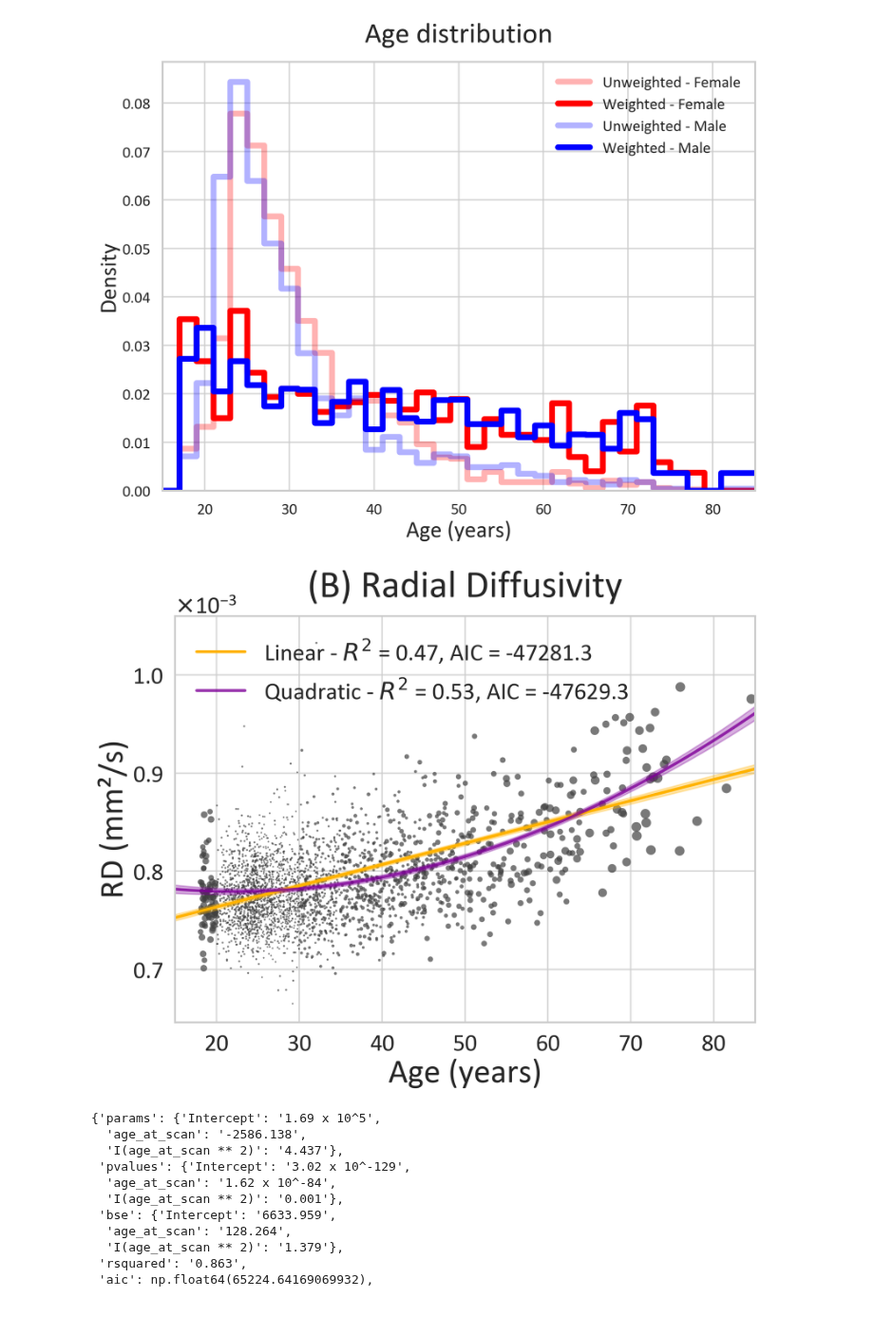
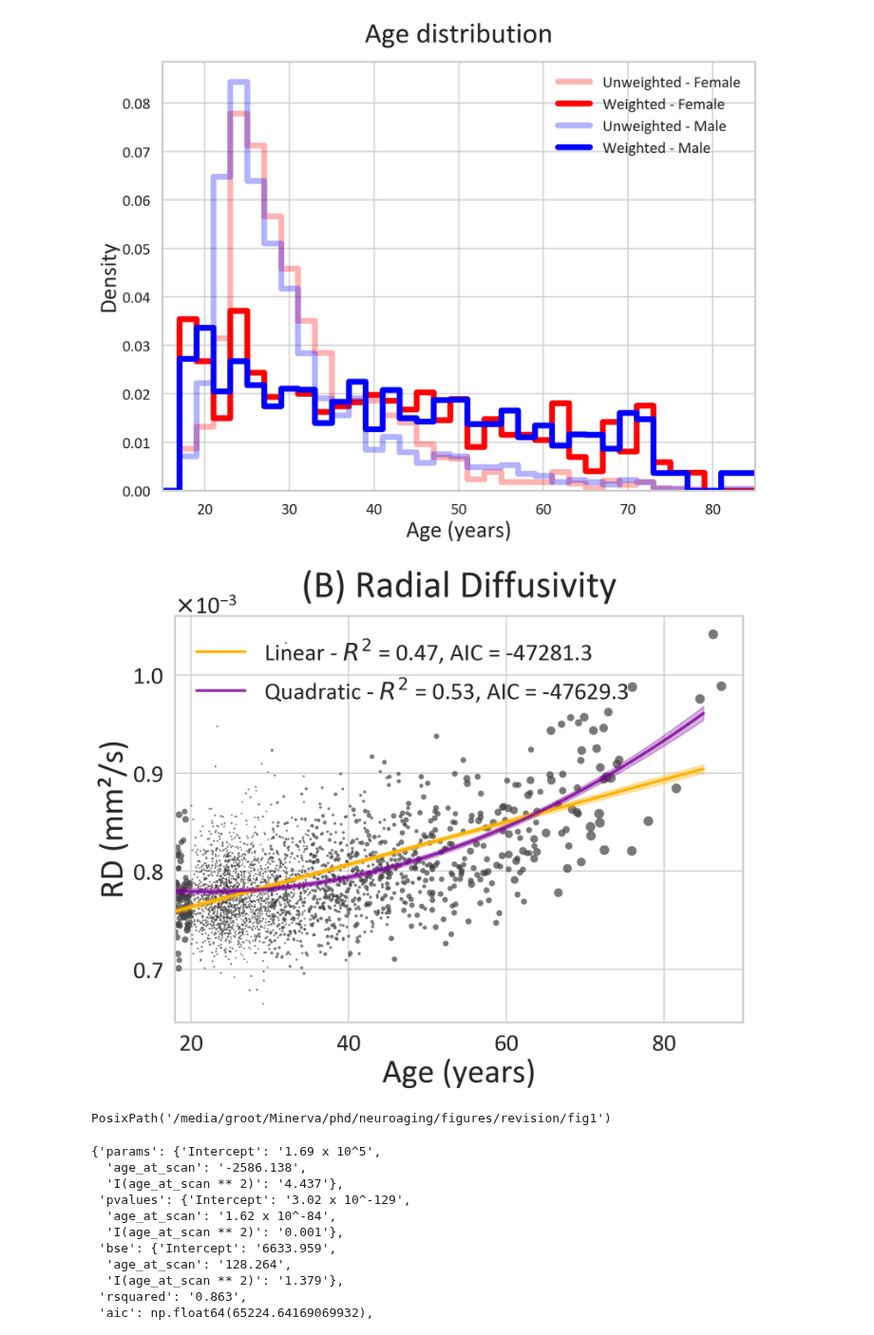
Before and after one commit to GalKepler/neuroaging, a Jupyter notebook: notebooks/fig1/fig1.ipynb, the cells around one changed output. Shown at 95% size. Drawn from its saved outputs; the diff is of its cells as text; code cells hidden in the pictures.

```diff
--- a/notebooks/fig1/fig1.ipynb
+++ b/notebooks/fig1/fig1.ipynb
@@ -918,6 +918,9 @@ def stabilisation_age(metric, betas, pvalues, *, age_min=18, age_max=85):
 
     return age_star, clipped
 # %%
+# Toggle centering of age predictor
+CENTER_VARIABLES = False
+age_min, age_max = 15, 85  # x-axis limits
 # 4.  Colour constants for this project (optional convenience)
 
 mpl.rcParams["font.family"] = "Calibri"  # or any other font you want
@@ -960,22 +963,35 @@ for m in [metric] if isinstance(metric, str) else metric:
         return_bin_table=True,
         cap=10  # Optional: prevents any single female/male from having too much influence
     )
+
     # ── parameters you might tweak ─────────────────────────────────────────────
     metric_col = (
         distribution_metric if m != "gm_vol" else "total_gm_volume"
     )  # exemplar column in snbb_age_df
-    covariates = (
-        ["sex"] if m != "gm_vol" else ["sex", "tiv"]
-    )  # extra cols in snbb_age_df to control
     # 1. Choose model form
-    use_quadratic = False  # set True if age^2 belongs in this metric
-    formula_terms = ["age_at_scan", "I(age_at_scan**2)"] if use_quadratic else ["age_at_scan"]
-    controls = covariates  # from earlier cell
-    # terms         = formula_terms + controls
-    lin_terms = ["age_at_scan"] + controls
-    quad_terms = ["age_at_scan", "I(age_at_scan**2)"] + controls
-    lin_formula = f"{metric_col} ~ " + " + ".join(lin_terms)
-    quad_formula = f"{metric_col} ~ " + " + ".join(quad_terms)
+    age_mean = snbb_age_df["age_at_scan"].mean()
+    if CENTER_VARIABLES:
+        covariates = (
+            ["sex"] if m != "gm_vol" else ["sex", "tiv_c"]
+        )  # extra cols in snbb_age_df to control
+        age_col = "age_c"
+        snbb_age_df["tiv_c"] = snbb_age_df["tiv"] - snbb_age_df["tiv"].mean()
+        snbb_age_df["age_c"] = snbb_age_df["age_at_scan"] - age_mean
+        lin_terms = ["age_c"] + covariates
+        quad_terms = ["age_c", "I(age_c**2)"] + covariates
+        lin_formula = f"{metric_col} ~ " + " + ".join(lin_terms)
+        quad_formula = f"{metric_col} ~ " + " + ".join(quad_terms)
+        age_min -= age_mean
+        age_max -= age_mean
+    else:
+        covariates = (
+            ["sex"] if m != "gm_vol" else ["sex", "tiv"]
+        )  # extra cols in snbb_age_df to control
+        age_col = "age_at_scan"
+        lin_terms = ["age_at_scan"] + covariates
+        quad_terms = ["age_at_scan", "I(age_at_scan**2)"] + covariates
+        lin_formula = f"{metric_col} ~ " + " + ".join(lin_terms)
+        quad_formula = f"{metric_col} ~ " + " + ".join(quad_terms)
 
     # 2. Fit models
     # mod_unw = ols(formula, data=snbb_age_df).fit()
@@ -984,9 +1000,10 @@ for m in [metric] if isinstance(metric, str) else metric:
 
     # 3. Prediction frame
     age_grid = np.linspace(age_min, age_max, 300)
-    pred_df = pd.DataFrame({"age_at_scan": age_grid})
+    visual_age_grid = age_grid + (age_mean if CENTER_VARIABLES else 0)
+    pred_df = pd.DataFrame({age_col: age_grid})
     # fill static covariates with their median / mode
-    for cov in controls:
+    for cov in covariates:
         if snbb_age_df[cov].dtype.kind in "bifc":  # numeric
             pred_df[cov] = snbb_age_df[cov].median()
         else:  # categorical
@@ -996,6 +1013,7 @@ for m in [metric] if isinstance(metric, str) else metric:
     for tag, model in [("Linear", mod_lin), ("Quadratic", mod_quad)]:
         pr = model.get_prediction(pred_df)
         ci = pr.conf_int(alpha=0.05)
+        # get predictions in terms of original metric
         pred_df[f"{tag}_fit"] = pr.predicted_mean
         pred_df[f"{tag}_lo"] = ci[:, 0]
         pred_df[f"{tag}_hi"] = ci[:, 1]
@@ -1022,9 +1040,9 @@ for m in [metric] if isinstance(metric, str) else metric:
         ["Linear", "Quadratic"], [COL_RAW, COL_WEIGHTED], [mod_lin, mod_quad]
     ):
         label = f"{tag} - $R^2$ = {model.rsquared:.2f}, AIC = {model.aic:.1f}"
-        ax.plot(age_grid, pred_df[f"{tag}_fit"], label=label, lw=3, color=color)
+        ax.plot(visual_age_grid, pred_df[f"{tag}_fit"], label=label, lw=3, color=color)
         ax.fill_between(
-            age_grid,
+            visual_age_grid,
             pred_df[f"{tag}_lo"],
             pred_df[f"{tag}_hi"],
             color=color,
@@ -1058,7 +1076,7 @@ for m in [metric] if isinstance(metric, str) else metric:
     ax.set(
         xlabel="Age (years)",
         ylabel=ylabel,
-        xlim=(age_min, age_max),
+        xlim=(18, 90)
     )
 
     # title = "(A) GM Volume" if metric == "gm_vol" else "(B) Mean Diffusivity"
@@ -1078,36 +1096,40 @@ for m in [metric] if isinstance(metric, str) else metric:
             lab = f"Peak Structural Integrity (APSI) = {age_star:.1f} years"
         else:
             lab = f"Peak Structural Integrity (APSI) ≤ {age_star:.1f} years"
         ax.axvline(
             age_star,
             color="green",
             linestyle="--",
             lw=5,
             label=lab,
         )
 
 
     ax.legend(frameon=False, fontsize=25, loc="upper left")
 
     # # set tick label size
     # for tick in ax.get_xticklabels() + ax.get_yticklabels():
     #     tick.set_fontsize(30)
 
     # # set label size
     # ax.set_xlabel("Age (years)", fontsize=30)
     # ax.set_ylabel(ylabel, fontsize=30)
 
 
-    model_type = "quad" if use_quadratic else "linear"
+    # model_type = "quad" if use_quadratic else "linear"
     savefig_nice(
         fig,
-        OUTPUT_DIR / f"fig1_{m}_{model_type}.png",
+        OUTPUT_DIR / f"fig1_{m}.png",
         tight=True,
         dpi=300,
     )
     # break
 # %% [output]
-[figure, old version]
+[figure, new version]
+# %%
+OUTPUT_DIR
+# %% [output]
+PosixPath('/media/groot/Minerva/phd/neuroaging/figures/revision/fig1')
 # %%
 import statsmodels.api as sm
 import numpy as np
```
Also changed, not shown: 3 other files.
